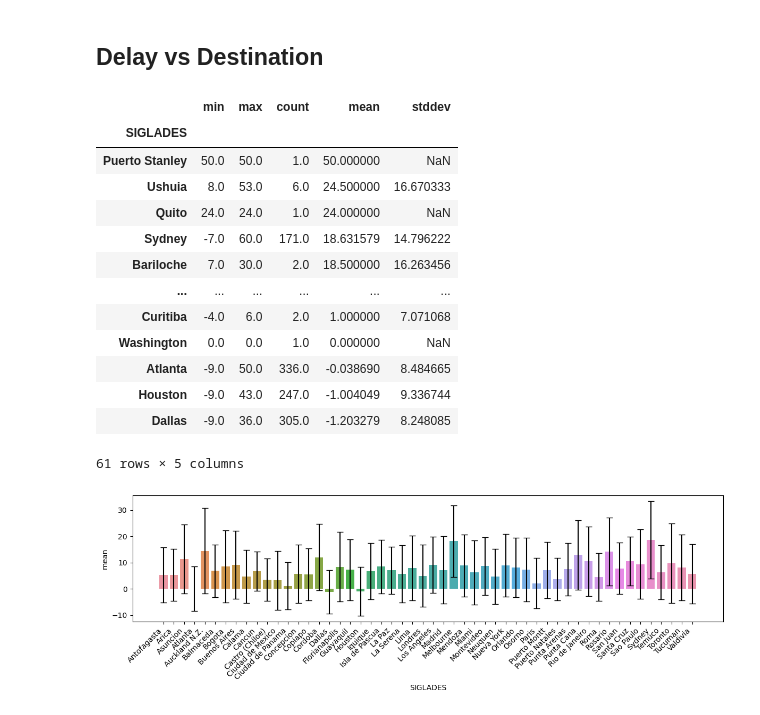
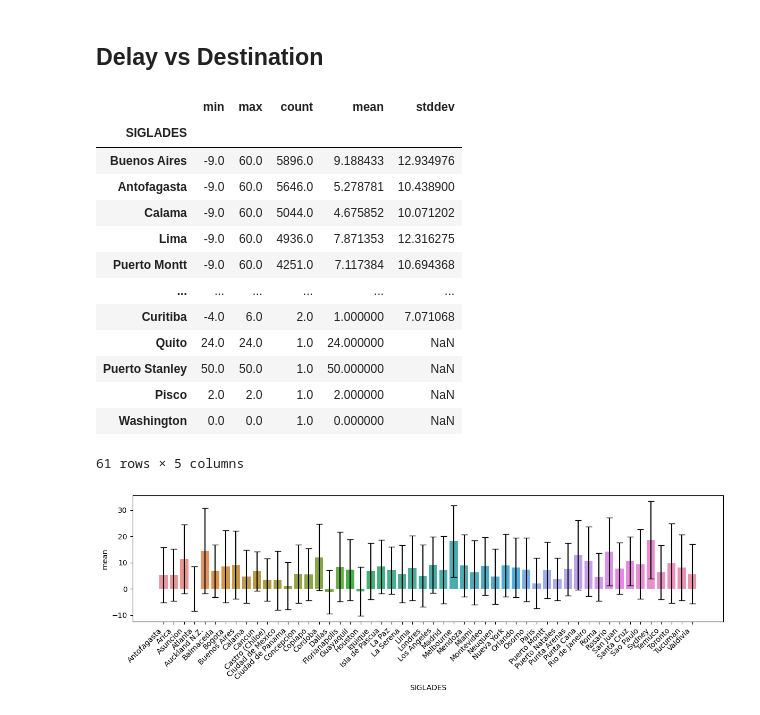
Before and after one commit to sasotomayor/flight-delay-prediction, a Jupyter notebook: solution.ipynb, the cells around one changed output. Drawn from its saved outputs; the diff is of its cells as text; code cells hidden in the pictures.

```diff
--- a/solution.ipynb
+++ b/solution.ipynb
@@ -480,21 +480,21 @@ def get_stats(group):
 ## Delay vs Destination
 # %%
 destination_stats = df_wo_outliers["min_diff"].groupby(df_wo_outliers["SIGLADES"]).apply(get_stats).unstack()
-destination_stats.sort_values('mean', ascending=False)
+destination_stats.sort_values('count', ascending=False)
 # %% [output]
 |  | min | max | count | mean | stddev |
 | SIGLADES |  |  |  |  |  |
-| Puerto Stanley | 50.0 | 50.0 | 1.0 | 50.000000 | NaN |
-| Ushuia | 8.0 | 53.0 | 6.0 | 24.500000 | 16.670333 |
-| Quito | 24.0 | 24.0 | 1.0 | 24.000000 | NaN |
-| Sydney | -7.0 | 60.0 | 171.0 | 18.631579 | 14.796222 |
-| Bariloche | 7.0 | 30.0 | 2.0 | 18.500000 | 16.263456 |
+| Buenos Aires | -9.0 | 60.0 | 5896.0 | 9.188433 | 12.934976 |
+| Antofagasta | -9.0 | 60.0 | 5646.0 | 5.278781 | 10.438900 |
+| Calama | -9.0 | 60.0 | 5044.0 | 4.675852 | 10.071202 |
+| Lima | -9.0 | 60.0 | 4936.0 | 7.871353 | 12.316275 |
+| Puerto Montt | -9.0 | 60.0 | 4251.0 | 7.117384 | 10.694368 |
 | ... | ... | ... | ... | ... | ... |
 | Curitiba | -4.0 | 6.0 | 2.0 | 1.000000 | 7.071068 |
+| Quito | 24.0 | 24.0 | 1.0 | 24.000000 | NaN |
+| Puerto Stanley | 50.0 | 50.0 | 1.0 | 50.000000 | NaN |
+| Pisco | 2.0 | 2.0 | 1.0 | 2.000000 | NaN |
 | Washington | 0.0 | 0.0 | 1.0 | 0.000000 | NaN |
-| Atlanta | -9.0 | 50.0 | 336.0 | -0.038690 | 8.484665 |
-| Houston | -9.0 | 43.0 | 247.0 | -1.004049 | 9.336744 |
-| Dallas | -9.0 | 36.0 | 305.0 | -1.203279 | 8.248085 |
 61 rows × 5 columns
 # %%
 destination_stats = destination_stats[destination_stats["count"] > 10]
```
Also changed, not shown: parts of 42 cells of this notebook, 1 other file.
